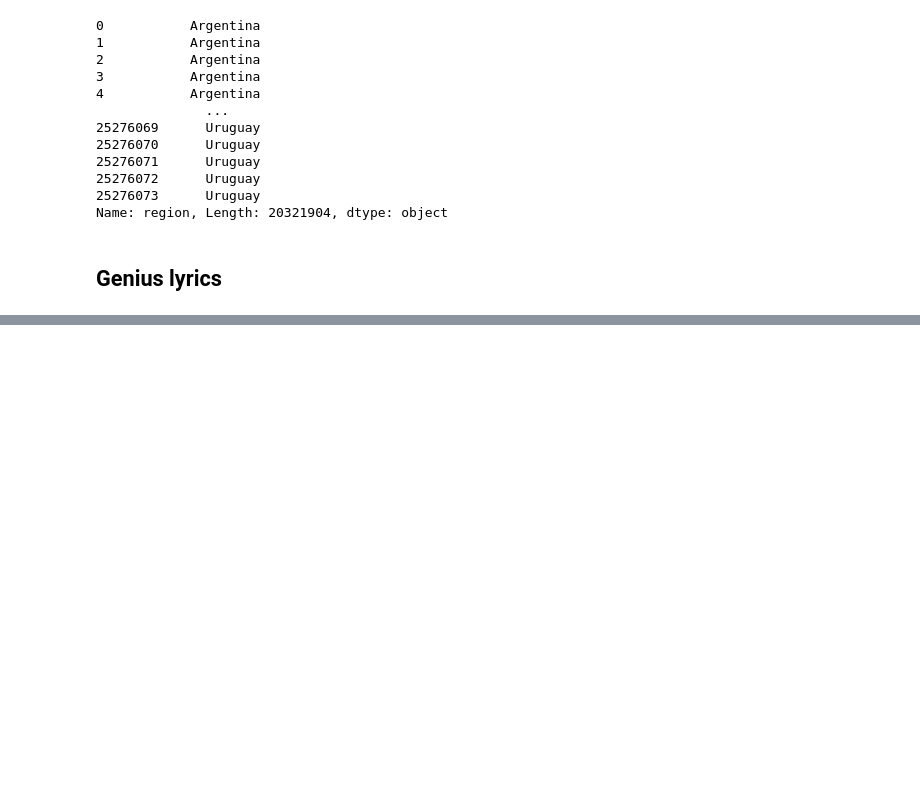
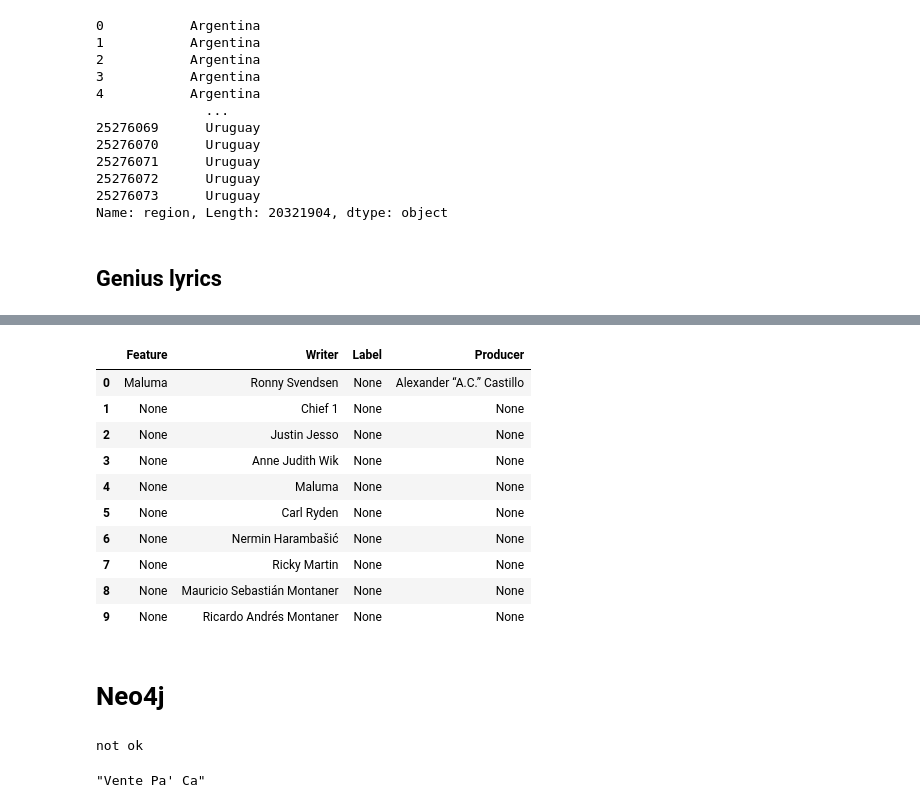
Before and after one commit to Tureczek/Jupyter_notebook_Data_Science, a Jupyter notebook: Spotify/Spotify csv file.ipynb, the cells around one changed output, grey strips where cells are left out. Saved outputs shown, nothing was run; the diff lists cells and outputs as text; code cells hidden in the pictures; blank space fills up the shorter version.

```diff
--- a/Spotify/Spotify csv file.ipynb
+++ b/Spotify/Spotify csv file.ipynb
@@ -183,0 +355,20 @@ TypeError: search_songs() got an unexpected keyword argument 'n_results'
+# %%
+import pandas as pd
+df = pd.DataFrame.from_dict(the_list)
+df.to_csv (r'C:\Users\Nmtur\.Neo4jDesktop\relate-data\dbmss\dbms-20b18527-223b-4ada-8e62-429ad982fc9b\import\test8.csv', index = False, header=True)
+# %%
+df
+# %% [output]
+|  | Feature | Writer | Label | Producer |
+| 0 | Maluma | Ronny Svendsen | None | Alexander “A.C.” Castillo |
+| 1 | None | Chief 1 | None | None |
+| 2 | None | Justin Jesso | None | None |
+| 3 | None | Anne Judith Wik | None | None |
+| 4 | None | Maluma | None | None |
+| 5 | None | Carl Ryden | None | None |
+| 6 | None | Nermin Harambašić | None | None |
+| 7 | None | Ricky Martin | None | None |
+| 8 | None | Mauricio Sebastián Montaner | None | None |
+| 9 | None | Ricardo Andrés Montaner | None | None |
+# %% [markdown]
+# Neo4j
@@ -183,0 +414,13 @@ TypeError: search_songs() got an unexpected keyword argument 'n_results'
+# %%
+conn = neo4jConnection(uri="bolt://localhost:7687", user="neo4j", pwd="test123")
+try:
+    graph.run("Match (n) Return n Limit 1")
+    print('ok')
+except Exception:
+    print('not ok')
+# %% [output]
+not ok
+# %%
+track_string
+# %% [output]
+"Vente Pa' Ca"
```
Also changed, not shown: parts of 52 cells of this notebook, 5 other files.
